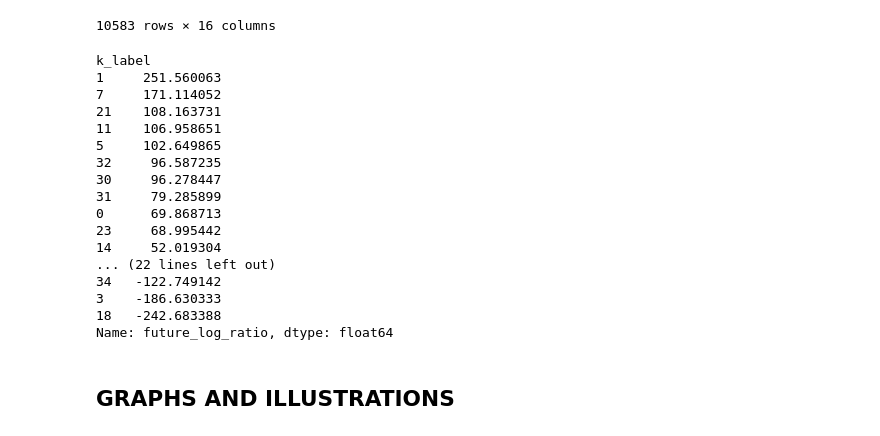
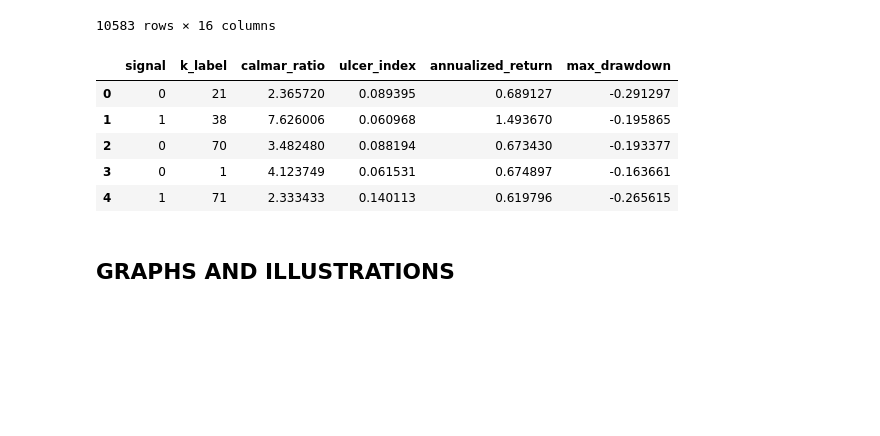
Before and after one commit to EngineerDanny/robust_algo_trader, a Jupyter notebook: kmeans/perceptually_important.ipynb, the cells around one changed output. Drawn from its saved outputs; the diff is of its cells as text; code cells hidden in the pictures; blank space fills up the shorter version.

```diff
--- a/kmeans/perceptually_important.ipynb
+++ b/kmeans/perceptually_important.ipynb
@@ -290,27 +291,55 @@ y_test_pips_df
 | 10581 | -0.152757 | 0.509708 | 0.369421 | 1.105926 | -1.832299 | 2008 | 6 | 2.424022 | 1.343022 | -1.342867 | 1.97477 | ... |
 | 10582 | 0.659731 | 0.558666 | 1.089259 | -1.603007 | -0.704649 | 2008 | 6 | 2.424022 | 1.343022 | -0.448270 | 1.97592 | ... |
 10583 rows × 16 columns
-# %%
-y_test_pips_grouped_df = y_test_pips_df.groupby('k_label')['future_log_ratio'].sum().sort_values(ascending=False)
-y_test_pips_grouped_df
-# %% [output]
-k_label
-1     251.560063
-7     171.114052
-21    108.163731
-11    106.958651
-5     102.649865
-32     96.587235
-30     96.278447
-31     79.285899
-0      69.868713
-23     68.995442
-14     52.019304
-... (22 lines left out)
-34   -122.749142
-3    -186.630333
-18   -242.683388
-Name: future_log_ratio, dtype: float64
+# %%
+import ffn as ffn
+import empyrical as ep
+
+test_performing_k_labels_list = []
+
+for m_k_label in first_best_performing_k_labels_df["k_label"]:
+    test_pips_y_copy_df = y_test_pips_df[(y_test_pips_df["k_label"] == m_k_label)]
+    test_k_label_cumsum = test_pips_y_copy_df["future_log_ratio"].cumsum()
+    test_k_label_cumsum = test_k_label_cumsum.reset_index(drop=True)
+    if test_k_label_cumsum.iloc[-1] > 0:
+        signal = 1
+    else:
+        signal = 0
+        test_k_label_cumsum = -test_k_label_cumsum
+    # Add a constant value to the series
+    test_k_label_cumsum = test_k_label_cumsum + 100
+    n_period = 252
+    rf = 0.01
+    annualized_return = (
+        test_k_label_cumsum.iloc[-1] / test_k_label_cumsum.iloc[0]
+    ) ** (1 / 1) - 1
+    annualized_std = test_k_label_cumsum.std()
+    ulcer_index = m_ulcer_index(test_k_label_cumsum)
+    max_drawdown = ffn.calc_max_drawdown(test_k_label_cumsum)
+    calmar_ratio = annualized_return / abs(max_drawdown)
+    if (
+        calmar_ratio > 2
+        and ulcer_index < 0.15
+        and annualized_return > 0.5
+        and abs(max_drawdown) < 0.3
+    ):
+        test_performing_k_labels_list.append({
+            "signal": signal,
+            "k_label": m_k_label,
+            "calmar_ratio": calmar_ratio,
+            "ulcer_index": ulcer_index,
+            "annualized_return": annualized_return,
+            "max_drawdown": max_drawdown
+        })
+test_performing_k_labels_df = pd.DataFrame(test_performing_k_labels_list)
+test_performing_k_labels_df
+# %% [output]
+|  | signal | k_label | calmar_ratio | ulcer_index | annualized_return | max_drawdown |
+| 0 | 0 | 21 | 2.365720 | 0.089395 | 0.689127 | -0.291297 |
+| 1 | 1 | 38 | 7.626006 | 0.060968 | 1.493670 | -0.195865 |
+| 2 | 0 | 70 | 3.482480 | 0.088194 | 0.673430 | -0.193377 |
+| 3 | 0 | 1 | 4.123749 | 0.061531 | 0.674897 | -0.163661 |
+| 4 | 1 | 71 | 2.333433 | 0.140113 | 0.619796 | -0.265615 |
 # %% [markdown]
 ## GRAPHS AND ILLUSTRATIONS
 # %%
```
Also changed, not shown: parts of 1 cell of this notebook.
